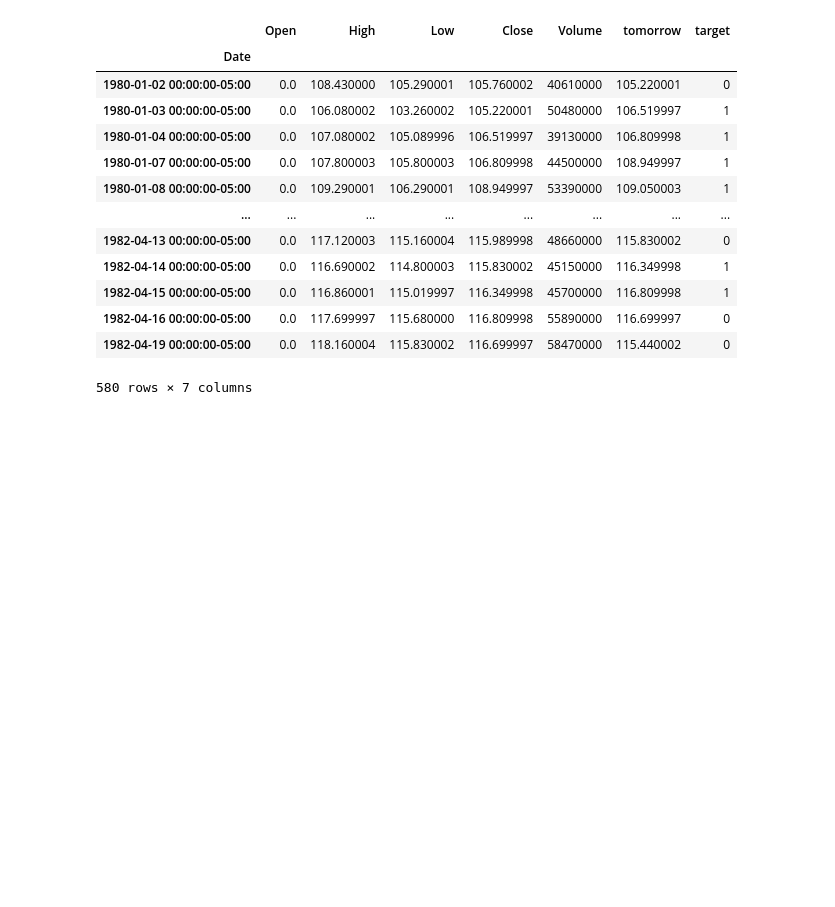
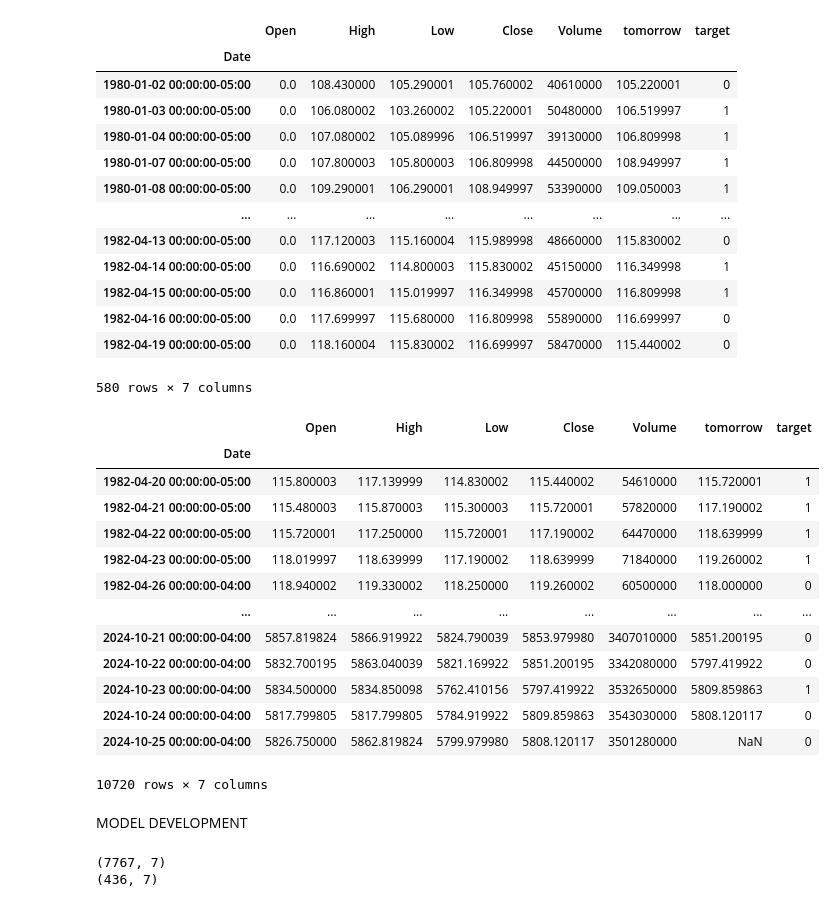
Before and after one commit to KizMan-23/time_series-analysis, a Jupyter notebook: sp500_index.ipynb, the cells around one changed output. Saved outputs shown, nothing was run; the diff lists cells and outputs as text; code cells hidden in the pictures; blank space fills up the shorter version.

Commit message:
model development

```diff
--- a/sp500_index.ipynb
+++ b/sp500_index.ipynb
@@ -88,6 +88,6 @@ sp500.sample(10)
 # %%
-sp500[sp500['Open'] == 0]
-
+zero_open = sp500[sp500['Open'] == 0]
+zero_open
 #Don;t know the reason for 0 in open prices for 2 years
 # %% [output]
 |  | Open | High | Low | Close | Volume | tomorrow | target |
@@ -104,3 +104,25 @@ sp500[sp500['Open'] == 0]
 | 1982-04-16 00:00:00-05:00 | 0.0 | 117.699997 | 115.680000 | 116.809998 | 55890000 | 116.699997 | 0 |
 | 1982-04-19 00:00:00-05:00 | 0.0 | 118.160004 | 115.830002 | 116.699997 | 58470000 | 115.440002 | 0 |
 580 rows × 7 columns
+# %%
+sp500 = sp500[~sp500.index.isin(zero_open.index)]
+#use bitwise operator(~) to negate the indexes of zero opens with sp500 df
+# %%
+sp500
+# %% [output]
+|  | Open | High | Low | Close | Volume | tomorrow | target |
+| Date |  |  |  |  |  |  |  |
+| 1982-04-20 00:00:00-05:00 | 115.800003 | 117.139999 | 114.830002 | 115.440002 | 54610000 | 115.720001 | 1 |
+| 1982-04-21 00:00:00-05:00 | 115.480003 | 115.870003 | 115.300003 | 115.720001 | 57820000 | 117.190002 | 1 |
+| 1982-04-22 00:00:00-05:00 | 115.720001 | 117.250000 | 115.720001 | 117.190002 | 64470000 | 118.639999 | 1 |
+| 1982-04-23 00:00:00-05:00 | 118.019997 | 118.639999 | 117.190002 | 118.639999 | 71840000 | 119.260002 | 1 |
+| 1982-04-26 00:00:00-04:00 | 118.940002 | 119.330002 | 118.250000 | 119.260002 | 60500000 | 118.000000 | 0 |
+| ... | ... | ... | ... | ... | ... | ... | ... |
+| 2024-10-21 00:00:00-04:00 | 5857.819824 | 5866.919922 | 5824.790039 | 5853.979980 | 3407010000 | 5851.200195 | 0 |
+| 2024-10-22 00:00:00-04:00 | 5832.700195 | 5863.040039 | 5821.169922 | 5851.200195 | 3342080000 | 5797.419922 | 0 |
+| 2024-10-23 00:00:00-04:00 | 5834.500000 | 5834.850098 | 5762.410156 | 5797.419922 | 3532650000 | 5809.859863 | 1 |
+| 2024-10-24 00:00:00-04:00 | 5817.799805 | 5817.799805 | 5784.919922 | 5809.859863 | 3543030000 | 5808.120117 | 0 |
+| 2024-10-25 00:00:00-04:00 | 5826.750000 | 5862.819824 | 5799.979980 | 5808.120117 | 3501280000 | NaN | 0 |
+10720 rows × 7 columns
+# %% [markdown]
+MODEL DEVELOPMENT
@@ -106,0 +138,6 @@ sp500[sp500['Open'] == 0]
+# %%
+print(train.shape)
+print(test.shape)
+# %% [output]
+(7767, 7)
+(436, 7)
```
Also changed, not shown: parts of 7 cells of this notebook.
